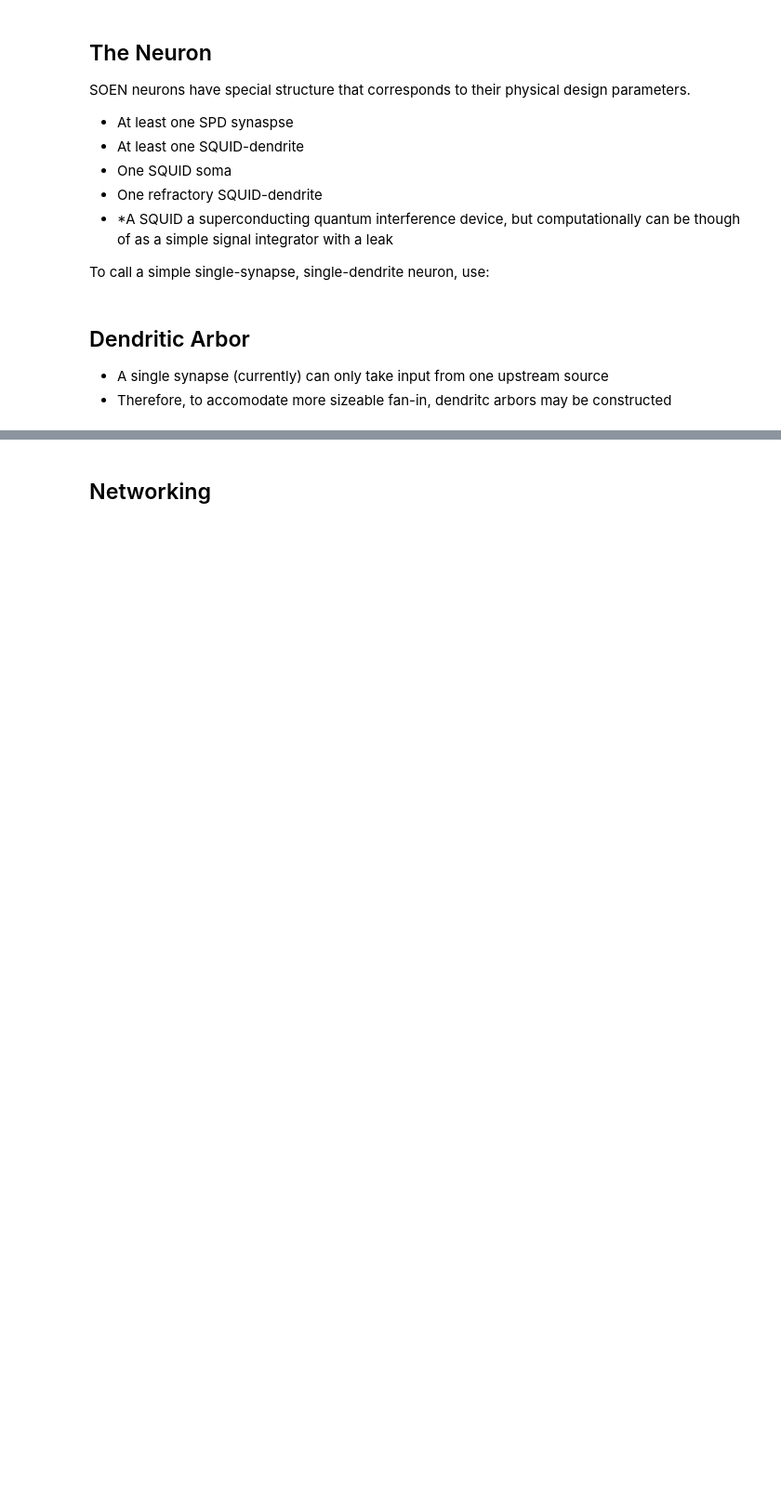
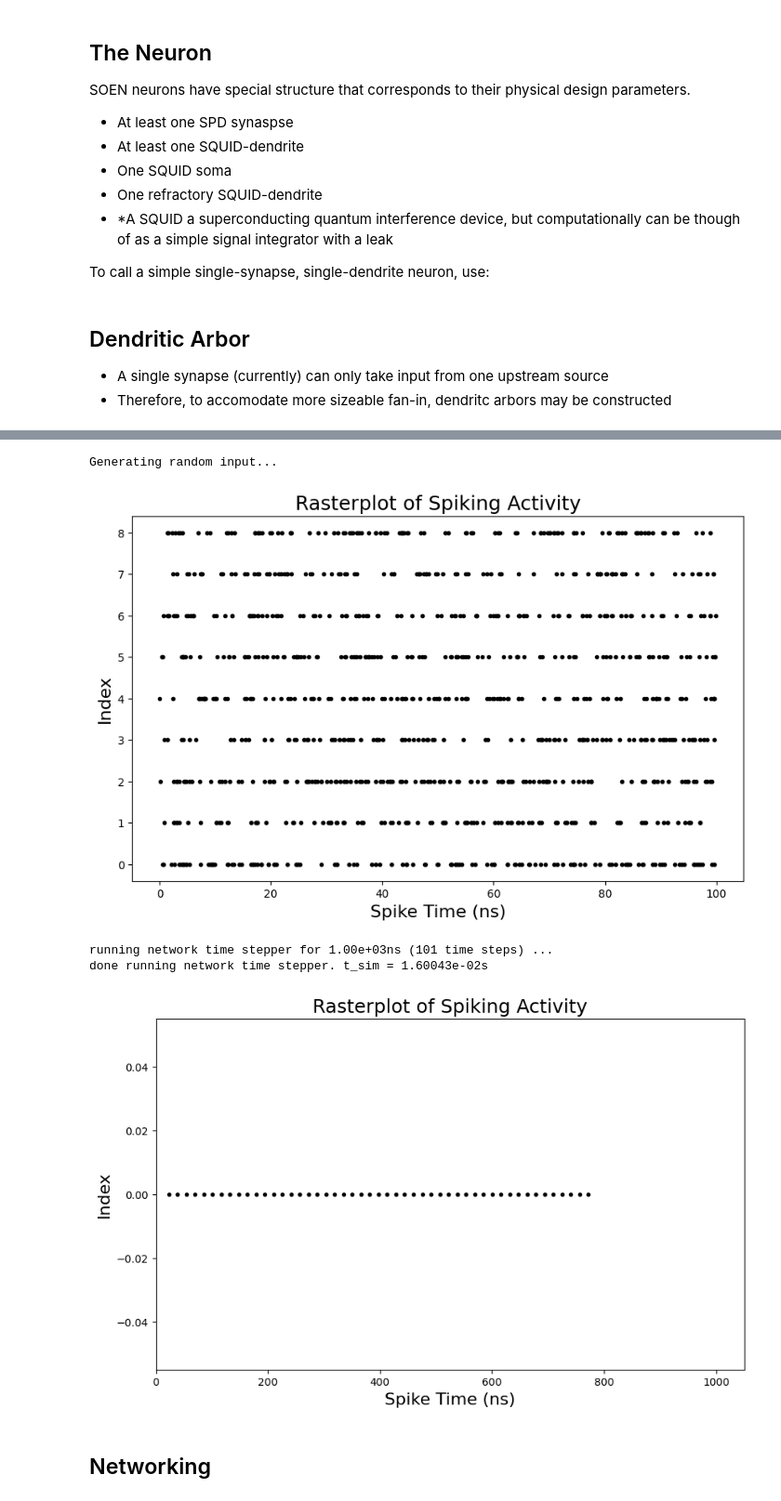
Before and after one commit to ryangitsit/sim_soens, a Jupyter notebook: soen_tutorial.ipynb, the cells around one changed output, grey strips where cells are left out. Shown at 93% size. Drawn from its saved outputs; the diff is of its cells as text; code cells hidden in the pictures; blank space fills up the shorter version.

Commit message:
custom neurons and tutorial

```diff
--- a/soen_tutorial.ipynb
+++ b/soen_tutorial.ipynb
@@ -82,0 +75,3 @@ To call a simple single-synapse, single-dendrite neuron, use:
+# %%
+# code
+neo = CustomNeurons(type='3fractal',**default_neuron_params)
@@ -83,3 +93,41 @@ To call a simple single-synapse, single-dendrite neuron, use:
+# %%
+input = SuperInput(channels=9, type='random', total_spikes=1000, duration=100)
+raster_plot(input.spike_arrays)
+for i in range(len(neo.synapses)):
+    in_ = input_signal(name = 'input_synaptic_drive',
+                       input_temporal_form = 'arbitrary_spike_train',
+                       spike_times = input.spike_rows[i])
+    neo.synapses[i].add_input(in_)
+
+net = network(name = 'network_under_test')
+net.add_neuron(neo.fractal_neuron)
+net.neurons['name'].name = 1
+
+# network_object.neurons[neuron_key].dend__ref.synaptic_inputs['{}__syn_refraction'.format(network_object.neurons[neuron_key].name)].spike_times_converted = np.append(network_object.neurons[neuron_key].dend__ref.synaptic_inputs['{}__syn_refraction'.format(network_object.neurons[neuron_key].name)].spike_times_converted,tau_vec[ii+1])
+net.run_sim(dt = 10, tf = 1000)
+spikes = [ [] for _ in range(2) ]
+S = []
+Phi_r = []
+count = 0
+for neuron_key in net.neurons:
+    s = net.neurons[neuron_key].dend__nr_ni.s
+    S.append(s)
+    phi_r = net.neurons[neuron_key].dend__nr_ni.phi_r
+    Phi_r.append(phi_r)
+    spike_t = net.neurons[neuron_key].spike_times
+    spikes[0].append(np.ones(len(spike_t))*count)
+    spikes[1].append(spike_t)
+    count+=1
+spikes[0] =np.concatenate(spikes[0])
+spikes[1] = np.concatenate(spikes[1])/1000
+
+raster_plot(spikes,duration=1000)
+# %% [output]
+Generating random input...
+[figure, added]
+running network time stepper for 1.00e+03ns (101 time steps) ...
+done running network time stepper. t_sim = 1.60043e-02s
+[figure, added]
 # %% [markdown]
 ## Networking
 # %%
```
Also changed, not shown: parts of 7 cells of this notebook, 3 other files.
